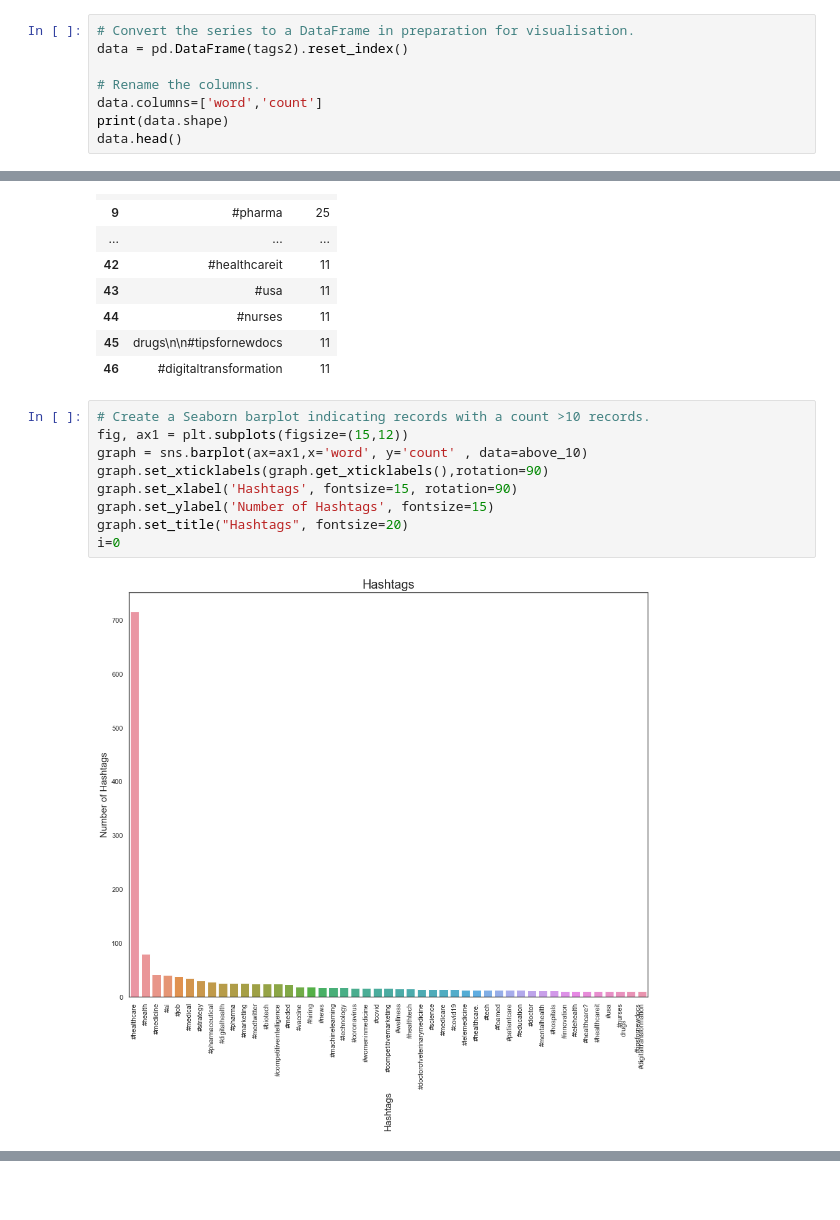
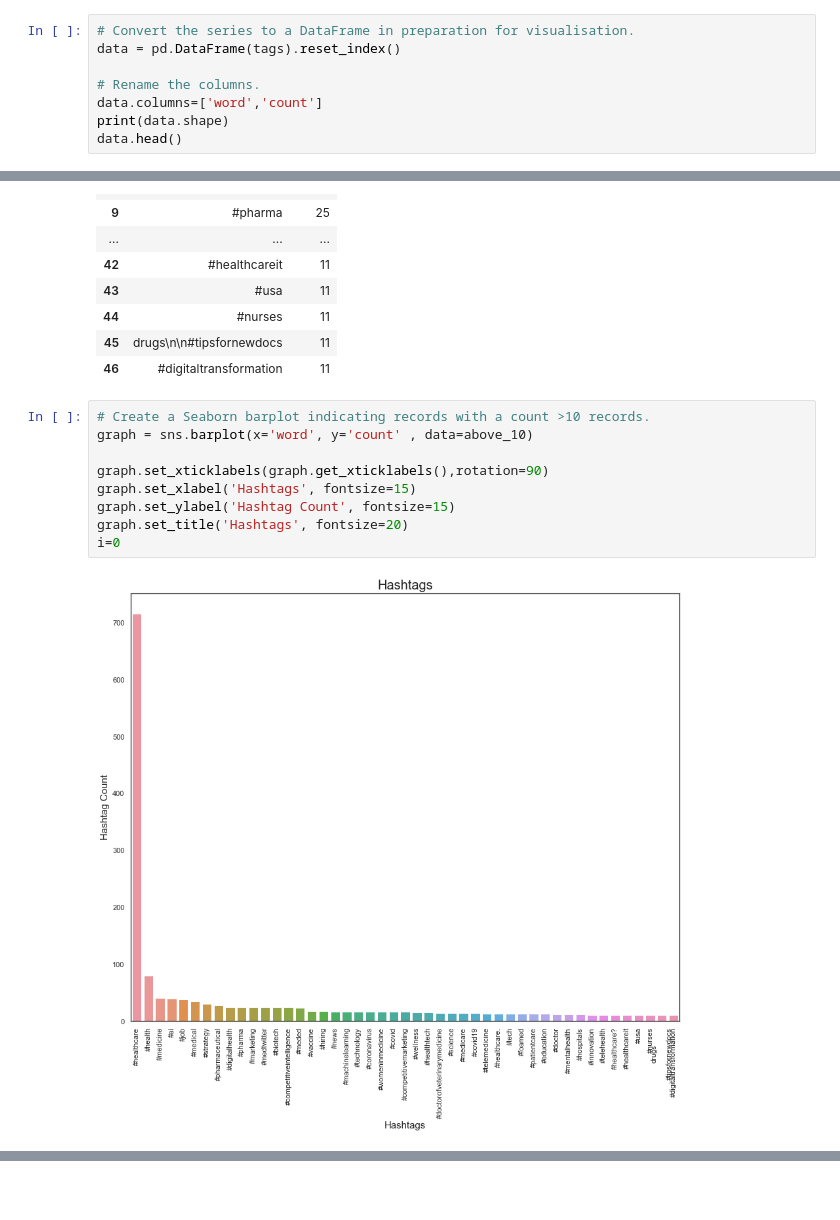
Before and after one commit to irina2621/LSE_DA_NHS_analysis, a Jupyter notebook: Assignement_v1.ipynb, the cells around one changed output, grey strips where cells are left out. Drawn from its saved outputs; the diff is of its cells as text.

```diff
--- a/Assignement_v1.ipynb
+++ b/Assignement_v1.ipynb
@@ -894,7 +927,7 @@ tags.head(30)
 dtype: int64
 # %%
 # Convert the series to a DataFrame in preparation for visualisation.
-data = pd.DataFrame(tags2).reset_index()
+data = pd.DataFrame(tags).reset_index()
 
 # Rename the columns.
 data.columns=['word','count']
@@ -954,13 +987,13 @@ above_10
 | 46 | #digitaltransformation | 11 |
 # %%
 # Create a Seaborn barplot indicating records with a count >10 records.
-fig, ax1 = plt.subplots(figsize=(15,12))
-graph = sns.barplot(ax=ax1,x='word', y='count' , data=above_10)
+graph = sns.barplot(x='word', y='count' , data=above_10)
+
 graph.set_xticklabels(graph.get_xticklabels(),rotation=90)
-graph.set_xlabel('Hashtags', fontsize=15, rotation=90)
-graph.set_ylabel('Number of Hashtags', fontsize=15)
-graph.set_title("Hashtags", fontsize=20)
+graph.set_xlabel('Hashtags', fontsize=15)
+graph.set_ylabel('Hashtag Count', fontsize=15)
+graph.set_title('Hashtags', fontsize=20)
 i=0
 # %% [output]
-[figure, old version]
+[figure, new version]
 # %%
```
Also changed, not shown: parts of 40 cells of this notebook.
